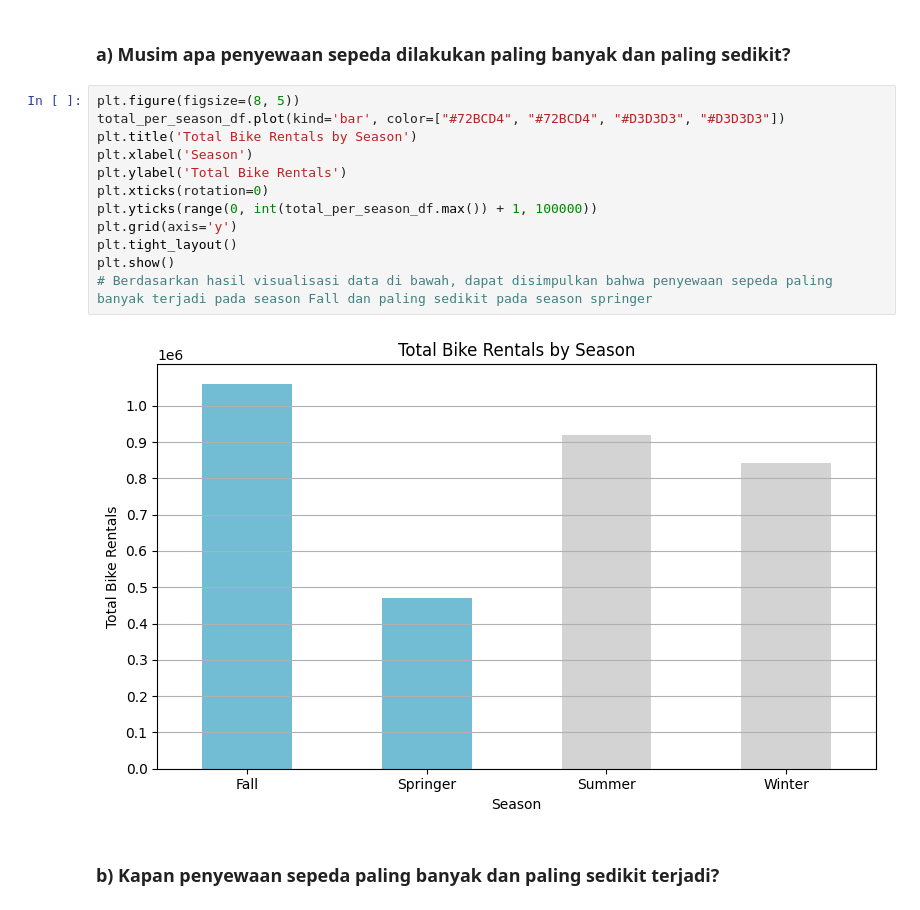
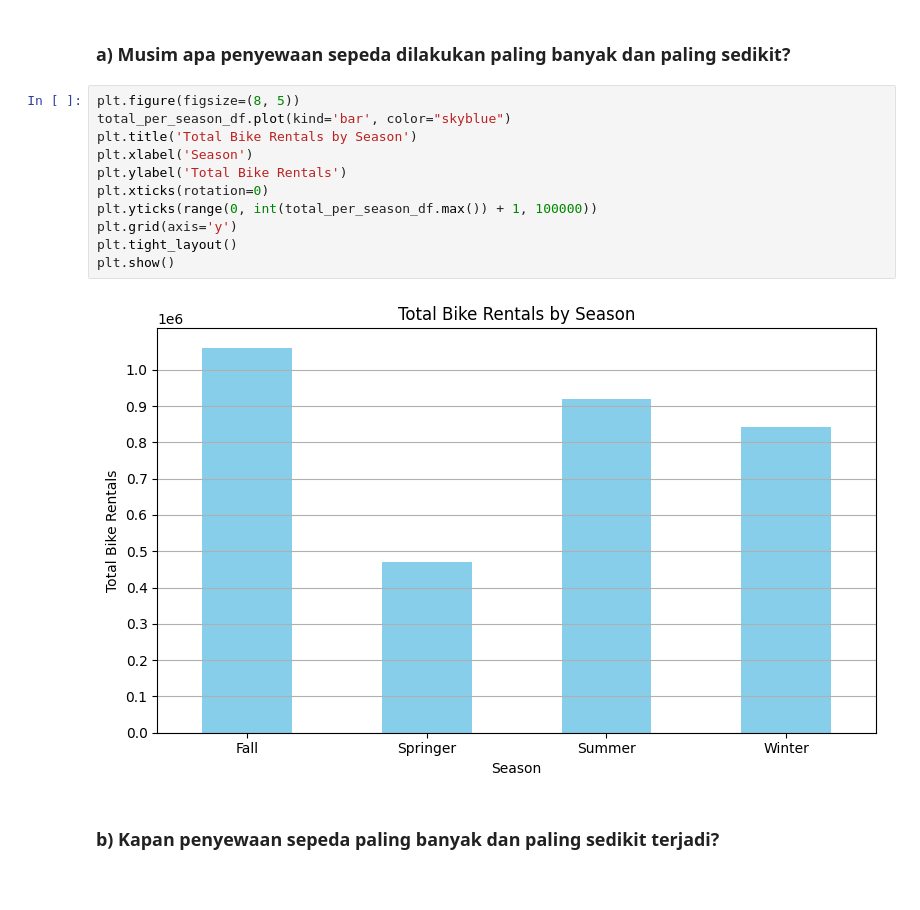
Before and after one commit to alfaithoni/analisis-data-bike_sharing_dataset, a Jupyter notebook: noteboook.ipynb, the cells around one changed output. Saved outputs shown, nothing was run; the diff lists cells and outputs as text.

```diff
--- a/noteboook.ipynb
+++ b/noteboook.ipynb
@@ -564,18 +476,17 @@ Jam dg jumlah peminjaman sepeda tertinggi untuk setiap musim:
 ### a) Musim apa penyewaan sepeda dilakukan paling banyak dan paling sedikit?
 # %%
 plt.figure(figsize=(8, 5))
-total_per_season_df.plot(kind='bar', color=["#72BCD4", "#72BCD4", "#D3D3D3", "#D3D3D3"])
+total_per_season_df.plot(kind='bar', color="skyblue")
 plt.title('Total Bike Rentals by Season')
 plt.xlabel('Season')
 plt.ylabel('Total Bike Rentals')
 plt.xticks(rotation=0)
 plt.yticks(range(0, int(total_per_season_df.max()) + 1, 100000))
 plt.grid(axis='y')
 plt.tight_layout()
 plt.show()
-# Berdasarkan hasil visualisasi data di bawah, dapat disimpulkan bahwa penyewaan sepeda paling banyak terjadi pada season Fall dan paling sedikit pada season springer
 # %% [output]
-[figure, old version]
+[figure, new version]
 # %% [markdown]
 ### b) Kapan penyewaan sepeda paling banyak dan paling sedikit terjadi?
 # %%
```
Also changed, not shown: parts of 59 cells of this notebook, 1 other file.
